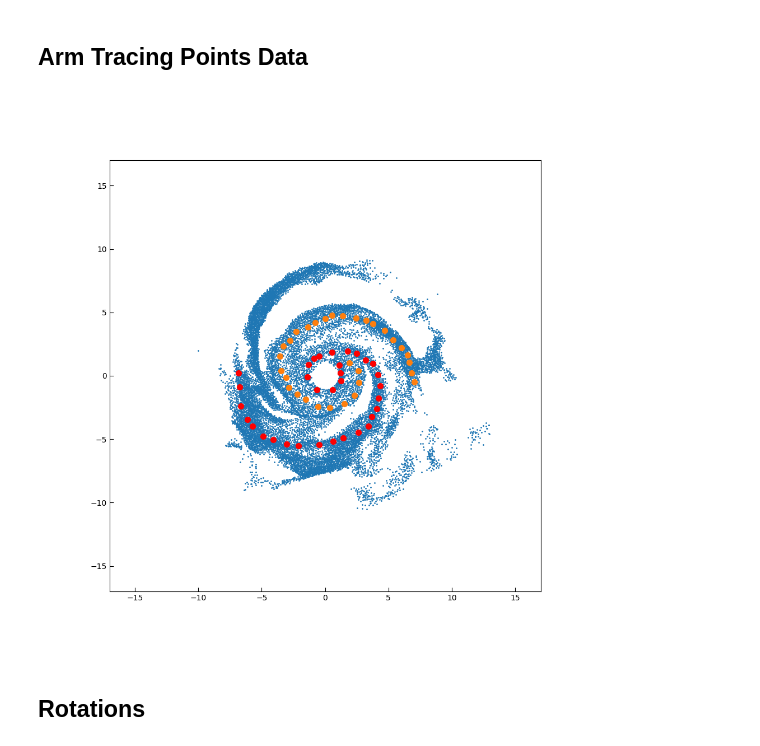
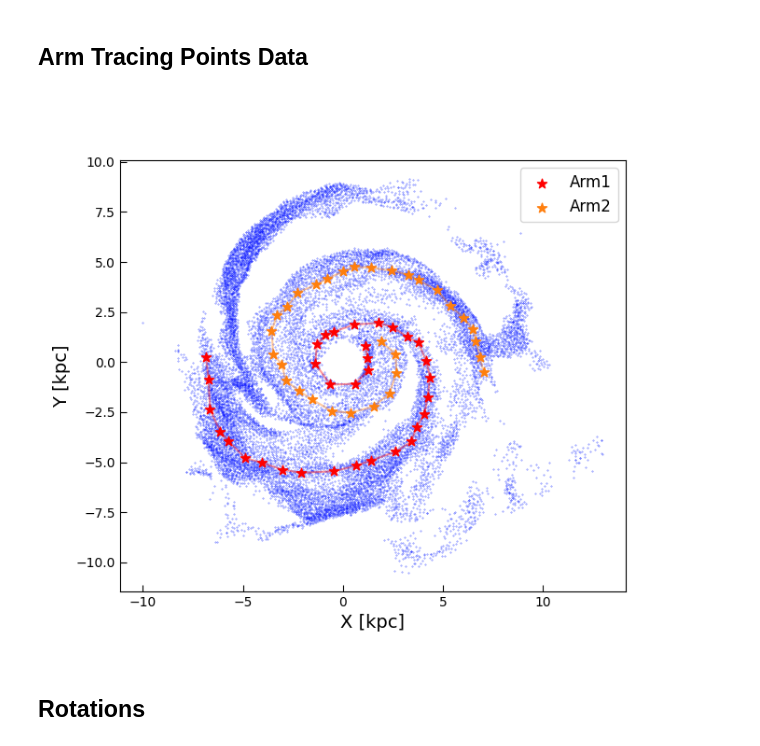
Before and after one commit to danielhcertuche/SpiralStructure_IllustrisTNG50, a Jupyter notebook: Fits_ArmTracing_rho-Halo11.ipynb, the cells around one changed output. Drawn from its saved outputs; the diff is of its cells as text; code cells hidden in the pictures.

```diff
--- a/Fits_ArmTracing_rho-Halo11.ipynb
+++ b/Fits_ArmTracing_rho-Halo11.ipynb
@@ -98,17 +105,35 @@ df_arm2['id'] = np.arange(0,len(df_arm2),1)
 df_arm2 = df_arm2[::samplig_freq].reset_index(drop=True)
 
 df_arms = pd.concat([df_arm1,df_arm2], axis = 0).reset_index(drop=True)
-# %%
-fig, ax = plt.subplots(figsize=(10,10))
-ax.scatter(df.x, df.y, s = 1)
-ax.scatter(df_arm1.x, df_arm1.y, s = 50, color = 'red')
-ax.scatter(df_arm2.x, df_arm2.y, s = 50, color = 'C1')
-R = 17
-ax.set_xlim(-R,R)
-ax.set_ylim(-R,R)
-ax.set_aspect('equal')
-# %% [output]
-[figure, removed]
+# %%
+
+#ax.set_xlim(-R,R)
+#ax.set_ylim(-R,R)
+#ax.set_aspect('equal')
+
+# Graficar puntos
+plt.figure(figsize=(7, 6))
+
+plt.scatter(df.x, df.y, s=0.13, alpha=0.10 ,c='deepskyblue')
+plt.scatter(df.x, df.y, s=0.1, alpha=0.57 ,c='blue')
+plt.scatter(df_arm1.x, df_arm1.y, s = 58, color = 'red', marker='*', label='Arm1')
+plt.plot(df_arm1.x, df_arm1.y, '-', color = 'red', alpha=0.4)
+
+plt.scatter(df_arm2.x, df_arm2.y, s = 58, color = 'C1', marker='*', label='Arm2')
+plt.plot(df_arm2.x, df_arm2.y, '-', color = 'C1', alpha=0.4)
+
+
+plt.xlabel('X [kpc]', fontsize=14)  # Aumentar tamaño de la etiqueta del eje X
+plt.ylabel('Y [kpc]', fontsize=14)
+plt.xlim()
+plt.ylim()
+plt.legend(fontsize=12)
+# Ajustar los ejes a la misma escala
+plt.axis('equal')
+
+plt.show()
+# %% [output]
+[figure, added]
 # %% [markdown]
 ## Rotations
 # %%
```
Also changed, not shown: parts of 2 cells of this notebook, 2 other files.
